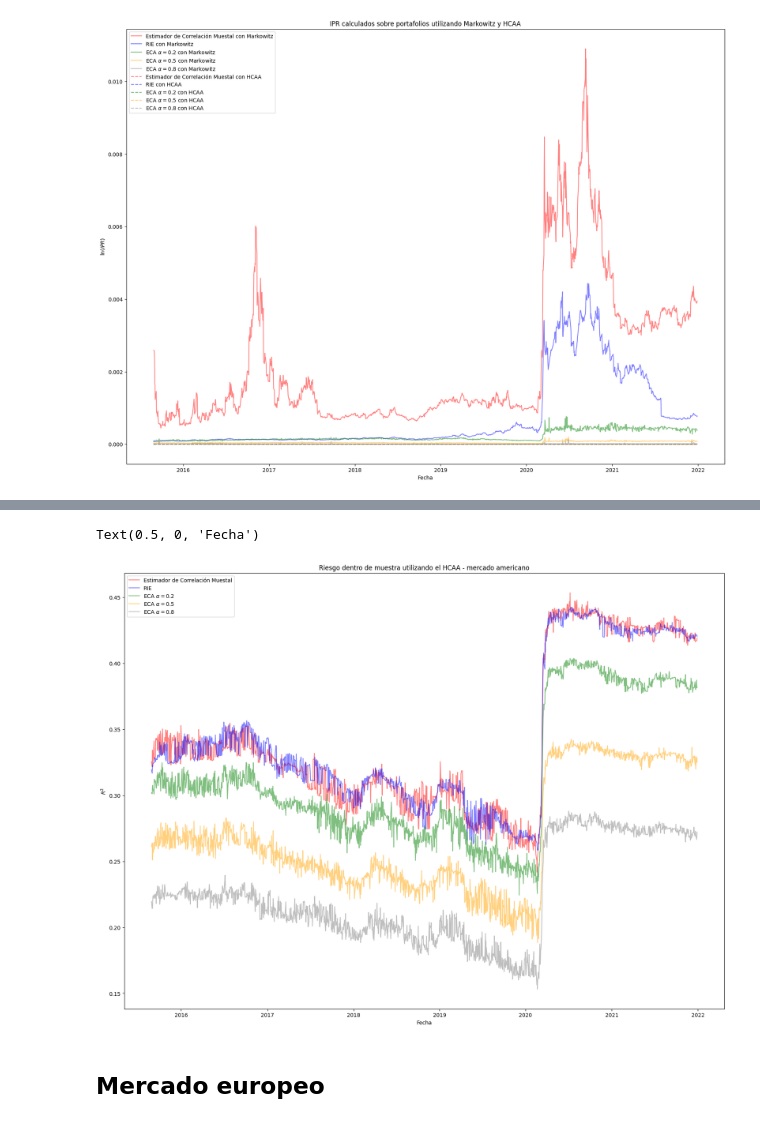
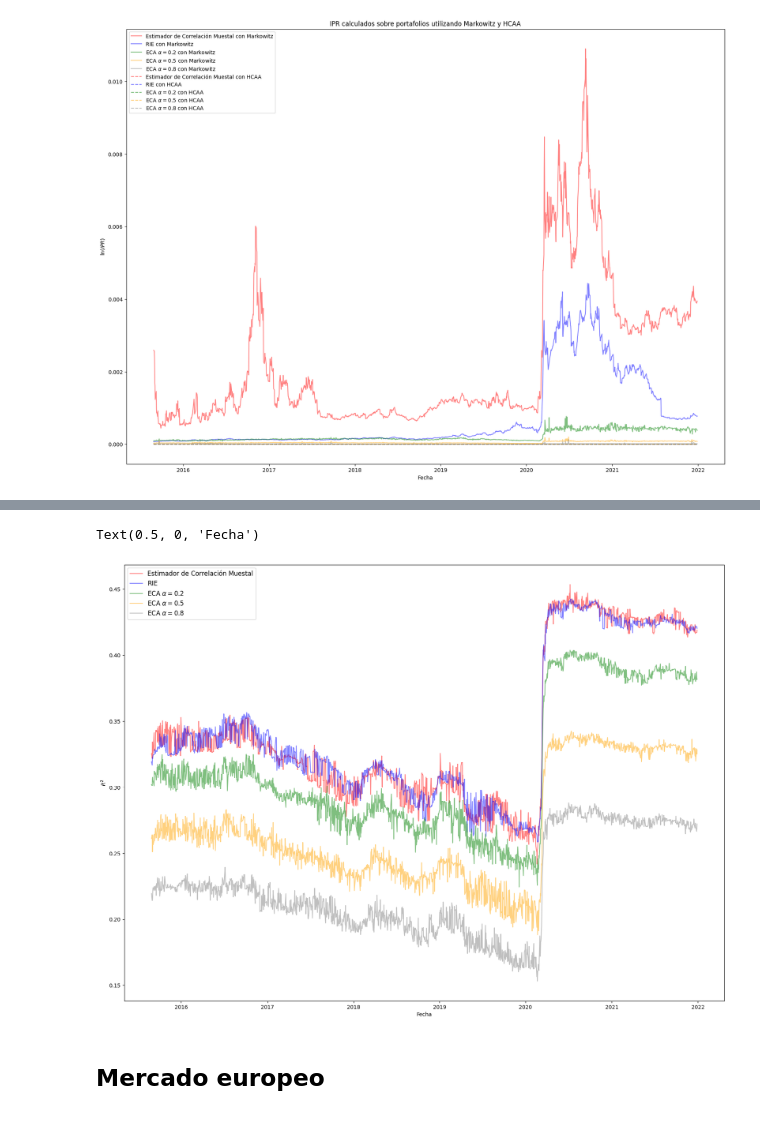
Before and after one commit to jduarte00/tesis, a Jupyter notebook: ventanas_moviles.ipynb, the cells around one changed output, grey strips where cells are left out. Drawn from its saved outputs; the diff is of its cells as text; code cells hidden in the pictures.

```diff
--- a/ventanas_moviles.ipynb
+++ b/ventanas_moviles.ipynb
@@ -431,21 +435,22 @@ r_cuad_eca_2_df = pd.read_csv('ipr_dataframes/r_cuad_eca_2_hcaa_df.csv', index_c
 r_cuad_eca_5_df = pd.read_csv('ipr_dataframes/r_cuad_eca_5_hcaa_df.csv', index_col=0, parse_dates=True)
 r_cuad_eca_8_df = pd.read_csv('ipr_dataframes/r_cuad_eca_8_hcaa_df.csv', index_col=0, parse_dates=True)
 # %%
+# IMAGE [TESIS]
 fig, ax = plt.subplots(1,1)
 fig.set_size_inches(20.5, 15)
 ax.plot((r_cuad_sample_df['values']), label = 'Estimador de Correlación Muestal', color = 'red', alpha = 0.5)
 ax.plot((r_cuad_rie_df['values']), label = 'RIE', color = 'blue', alpha = 0.5)
 ax.plot((r_cuad_eca_2_df['values']), label = r'ECA $\alpha = 0.2$', color = 'green', alpha = 0.5)
 ax.plot((r_cuad_eca_5_df['values']), label = r'ECA $\alpha = 0.5$', color = 'orange', alpha = 0.5)
 ax.plot((r_cuad_eca_8_df['values']), label = r'ECA $\alpha = 0.8$', color = 'grey', alpha = 0.5)
 
-ax.legend()
-ax.set_title('Riesgo dentro de muestra utilizando el HCAA - mercado americano')
+ax.legend(fontsize = 'large')
+#ax.set_title('Riesgo dentro de muestra utilizando el HCAA - mercado americano')
 ax.set_ylabel(r"$R^2$")
 ax.set_xlabel(r"Fecha")
 # %% [output]
 Text(0.5, 0, 'Fecha')
-[figure, old version]
+[figure, new version]
 # %% [markdown]
 ## Mercado europeo
 # %%
```
Also changed, not shown: parts of 3 cells of this notebook, 2 other files.
